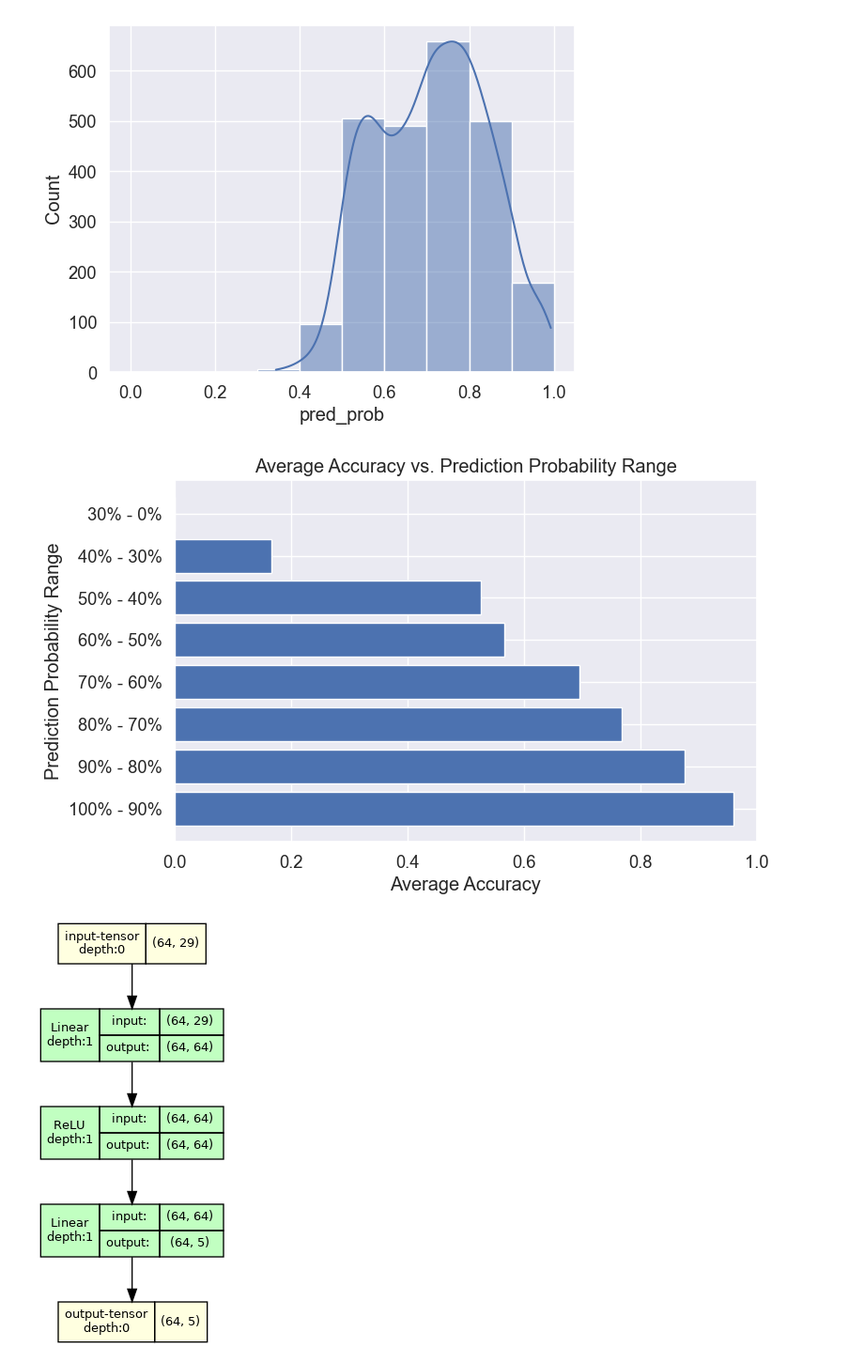
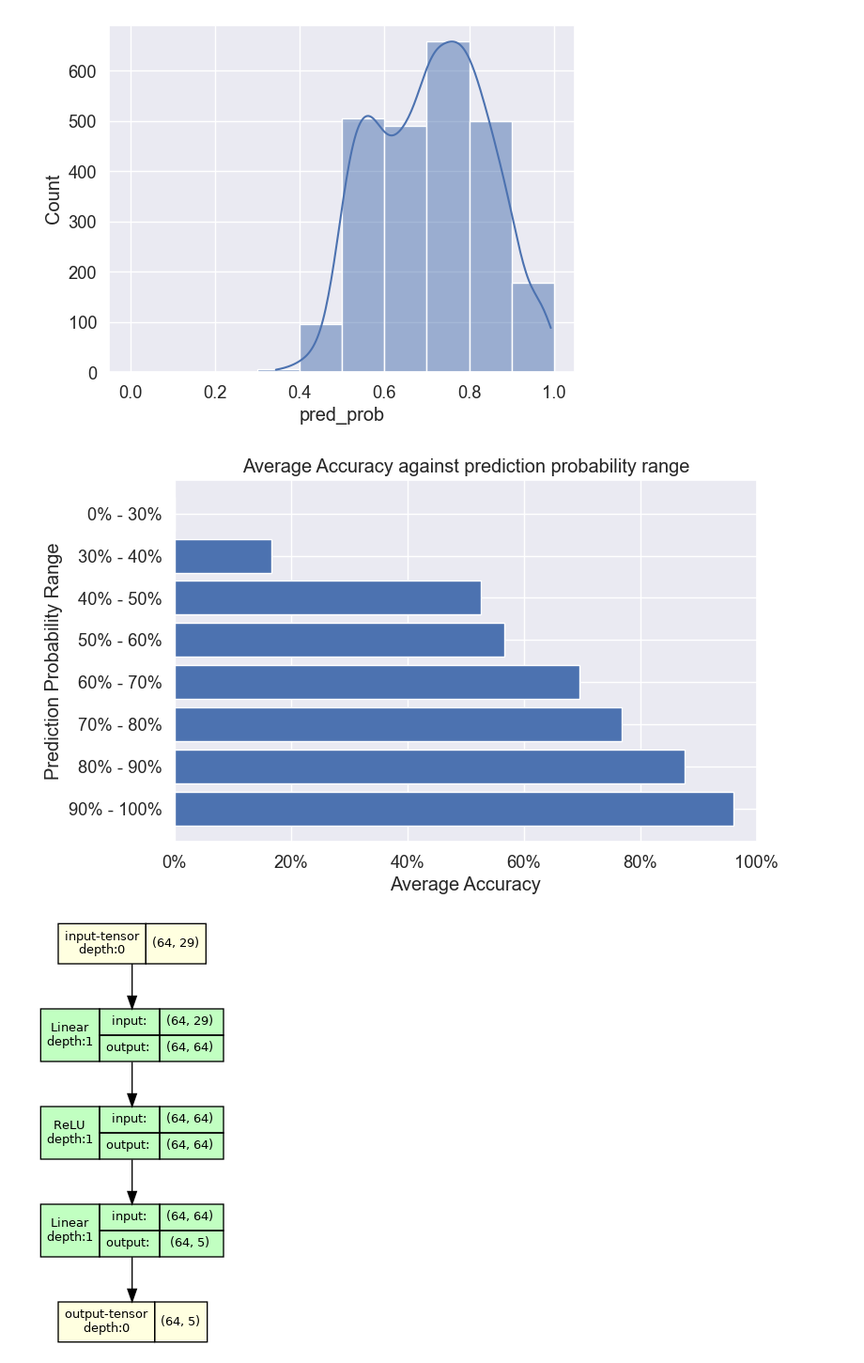
Before and after one commit to EKarasevnl/DC3-Group-13, a Jupyter notebook: predictions_modified.ipynb, the cells around one changed output. Shown at 94% size. Saved outputs shown, nothing was run; the diff lists cells and outputs as text; code cells hidden in the pictures.

```diff
--- a/predictions_modified.ipynb
+++ b/predictions_modified.ipynb
@@ -832,7 +836,7 @@ criterion = nn.CrossEntropyLoss(weight=class_weights)
 optimizer = optim.Adam(model.parameters(), lr=0.0001)
 
 
-num_epochs = 300
+num_epochs = 1200
 best_loss = 10000
 mean_losses_train: List[torch.Tensor] = []
 mean_losses_test: List[torch.Tensor] = []
@@ -863,11 +867,13 @@ for epoch in tqdm(range(num_epochs)):
         mean_losses_test.append(sum(curr_losses_test) / len(curr_losses_test))
     # Print training loss for each epoch
 
-    if test_loss < best_loss:
-        best_loss = test_loss
+
+
+    if mean_losses_test[-1] < best_loss:
+        best_loss = mean_losses_test[-1]
         # Save the model checkpoint
         torch.save(model.state_dict(), 'best_model.pth')
-        print(f'Epoch [{epoch+1}/{num_epochs}] Loss: {train_loss.item():.4f}')
+        print(f'Epoch [{epoch+1}/{num_epochs}] Loss: {best_loss:.4f}')
 
 model = HungerModel(input_size, num_classes)
 model.load_state_dict(torch.load('best_model.pth'))
@@ -1122,27 +1132,37 @@ histplot(df_confidence['pred_prob'], bins=[i/10 for i in range(11)], kde=True)
 # %%
 # Define the probability ranges
 probability_ranges = [(1.0, 0.9), (0.9, 0.8), (0.8, 0.7), (0.7, 0.6), (0.6, 0.5), (0.5, 0.4), (0.4, 0.3), (0.3, 0.0)]
 
 # Calculate accuracy for each probability range
 accuracies = []
 for range_start, range_end in probability_ranges:
     subset = df_confidence[(df_confidence['pred_prob'] >= range_end) & (df_confidence['pred_prob'] <= range_start)]
     if len(subset) > 0:
         accuracy = np.sum(subset['true_val'] == subset['pred_val']) / len(subset)
         accuracies.append(accuracy)
     else:
         accuracies.append(0.0)
 
 # Create the histogram
 plt.figure(figsize=(8, 5))
-plt.barh([f"{int(range_start*100)}% - {int(range_end*100)}%" for range_start, range_end in probability_ranges], accuracies)
+plt.barh([f"{int(range_end*100)}% - {int(range_start*100)}%" for range_start, range_end in probability_ranges], accuracies)
 plt.xlabel('Average Accuracy')
 plt.ylabel('Prediction Probability Range')
-plt.title('Average Accuracy vs. Prediction Probability Range')
+plt.title('Average Accuracy against prediction probability range')
 plt.xlim(0, 1)
+
+# Define a function to format the x-axis ticks as percentages
+def percentage_formatter(x, pos):
+    return f"{int(x * 100)}%"
+
+# Modify the x-axis ticks to display as percentages
+x_ticks_percentages = [f"{int(x*100)}%" for x in plt.xticks()[0]]
+plt.xticks(plt.xticks()[0], x_ticks_percentages)
+
+
 plt.show()
 # %% [output]
-[figure, old version]
+[figure, new version]
 # %%
 from torchview import draw_graph
 import graphviz
```
Also changed, not shown: parts of 4 cells of this notebook, 4 other files.
